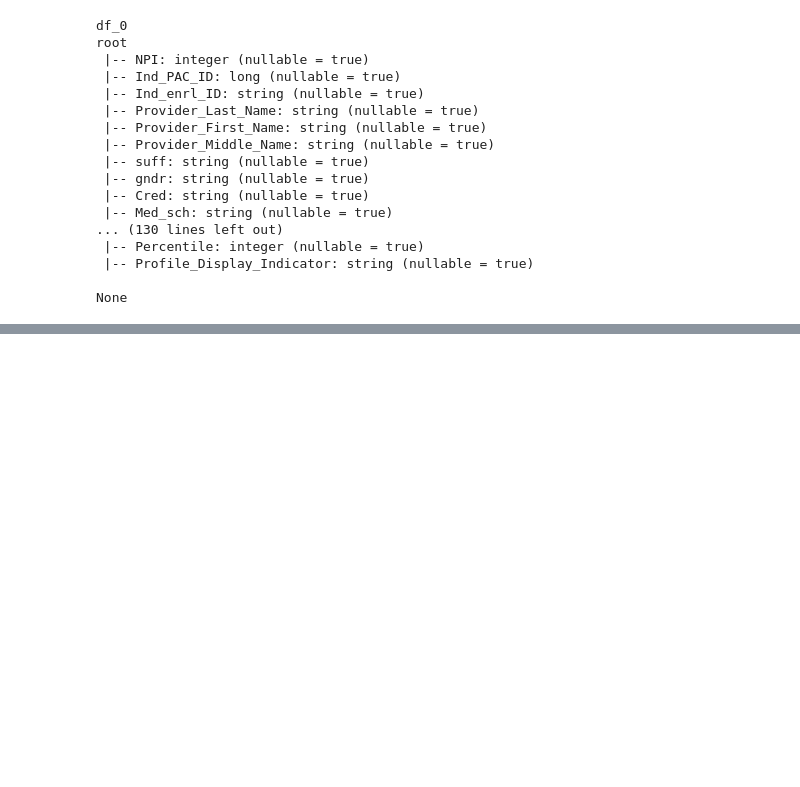
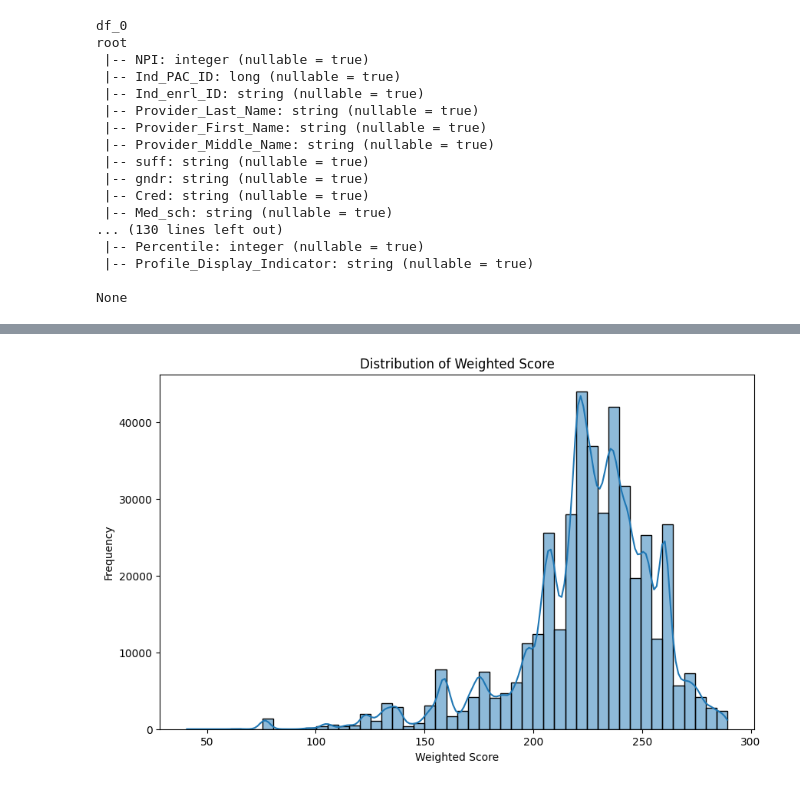
Before and after one commit to Sahil1709/doctor-right, a Jupyter notebook: eda-combined.ipynb, the cells around one changed output, grey strips where cells are left out. Saved outputs shown, nothing was run; the diff lists cells and outputs as text; code cells hidden in the pictures; blank space fills up the shorter version.

```diff
--- a/eda-combined.ipynb
+++ b/eda-combined.ipynb
@@ -138,0 +260,12 @@ org.apache.spark.SparkException: Exception thrown in awaitResult:
+# %%
+# Add the new column 'Weighted_Score' to the dataframe
+df_0_to_7 = df_0_to_7.withColumn(
+    'Weighted_MIPS_Score',
+    0.75 * F.col('Quality_category_score') +
+    0.54 * F.col('PI_category_score') +
+    0.43 * F.col('IA_category_score') +
+    0.53 * F.col('Cost_category_score') +
+    0.9 * F.col('final_MIPS_score_without_CPB')
+)
+
+df_0_to_7.select('NPI', 'Quality_category_score', 'PI_category_score', 'IA_category_score', 'Cost_category_score', 'final_MIPS_score_without_CPB', 'final_MIPS_score' ,'Weighted_MIPS_Score').show(5)
@@ -138,0 +283,13 @@ org.apache.spark.SparkException: Exception thrown in awaitResult:
+# %%
+# Convert the dataframe to Pandas for plotting
+pandas_df = df_0_to_7.select('Weighted_MIPS_Score').toPandas()
+
+# Plot the distribution of the 'Weighted_Score' column
+plt.figure(figsize=(10, 6))
+sns.histplot(pandas_df['Weighted_MIPS_Score'], bins=50, kde=True)
+plt.title('Distribution of Weighted Score')
+plt.xlabel('Weighted Score')
+plt.ylabel('Frequency')
+plt.show()
+# %% [output]
+[figure, added]
```
Also changed, not shown: parts of 33 cells of this notebook, 2 other files.
